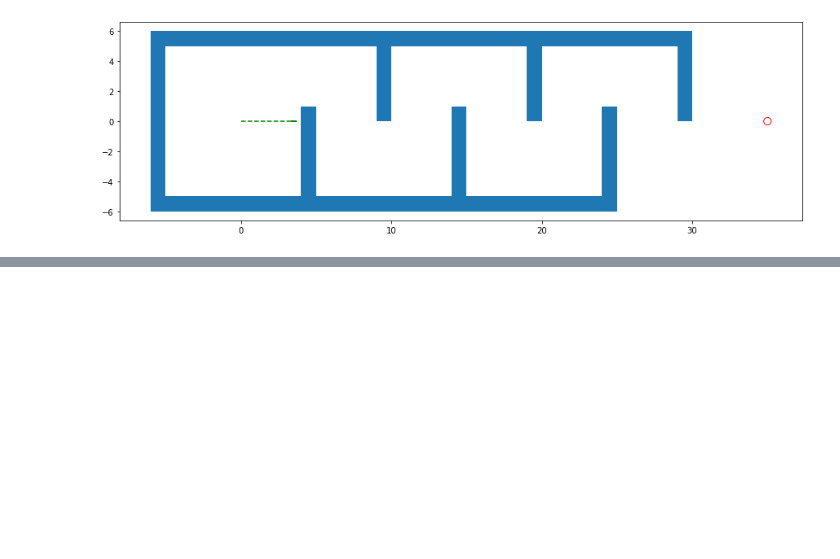
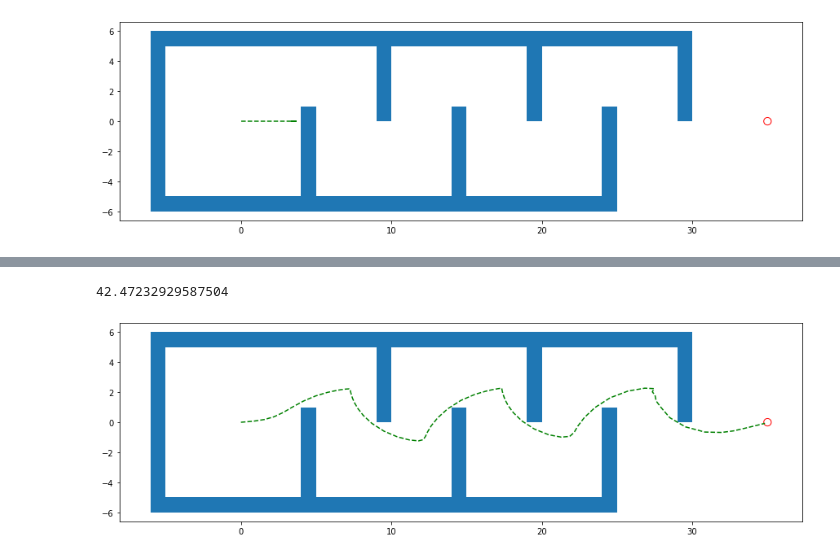
Before and after one commit to WhiffleFish/ASEN5519, a Jupyter notebook: HW3/P2Demo.ipynb, the cells around one changed output, grey strips where cells are left out. Saved outputs shown, nothing was run; the diff lists cells and outputs as text; code cells hidden in the pictures; blank space fills up the shorter version.

```diff
--- a/HW3/P2Demo.ipynb
+++ b/HW3/P2Demo.ipynb
@@ -74,0 +128,6 @@ RGD.plot_path()
+# %%
+RGD.plot_path()
+print(RGD.path_length)
+# %% [output]
+42.47232929587504
+[figure, added]
```
Also changed, not shown: parts of 6 cells of this notebook, 5 other files.
